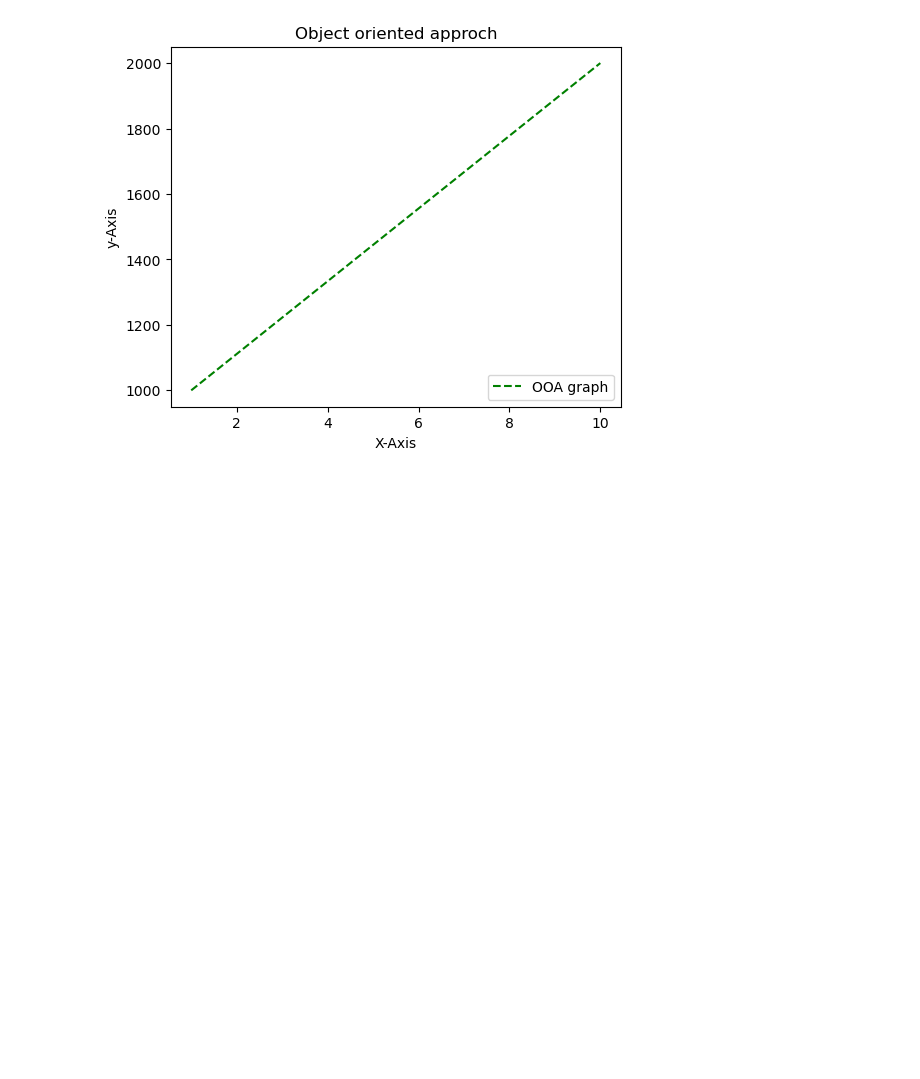
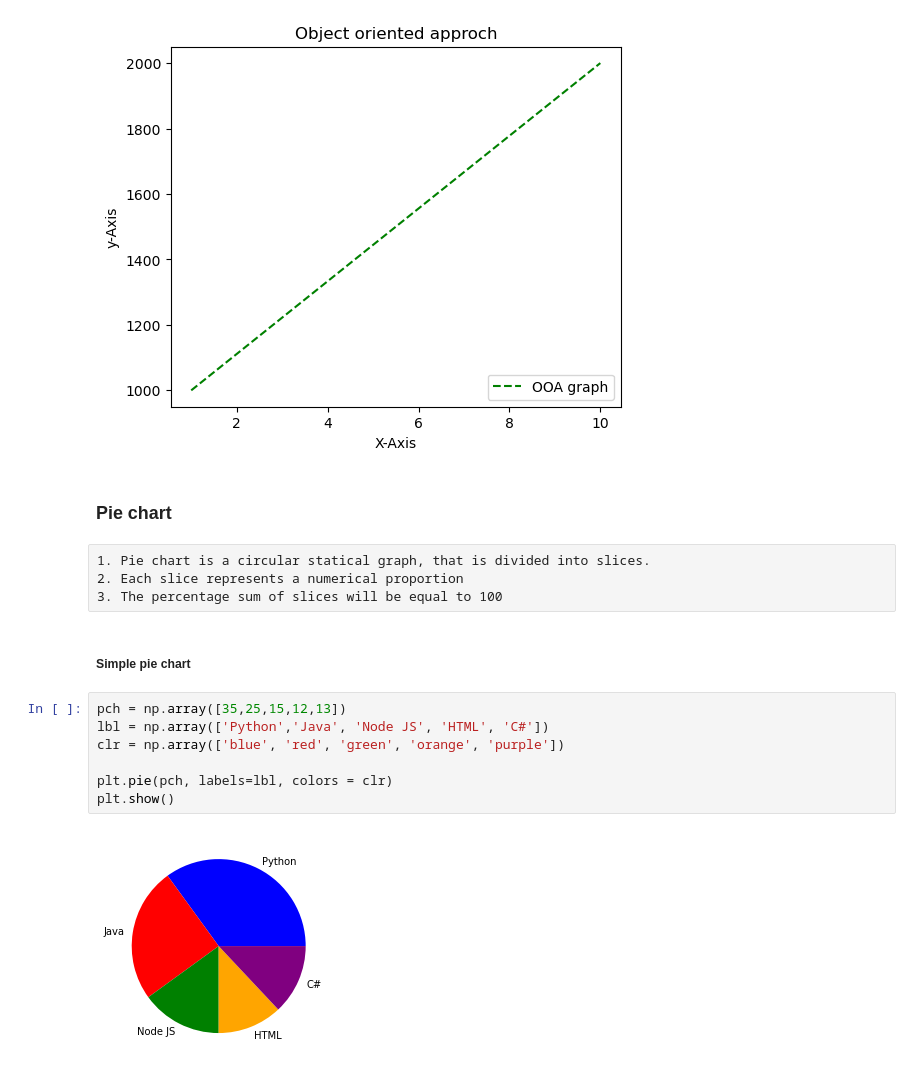
Before and after one commit to Sureshkrishh/Datascience-notes, a Jupyter notebook: 1. Python/011. Matplotlib.ipynb, the cells around one changed output. Saved outputs shown, nothing was run; the diff lists cells and outputs as text; blank space fills up the shorter version.

Commit message:
python notes

```diff
--- a/1. Python/011. Matplotlib.ipynb
+++ b/1. Python/011. Matplotlib.ipynb
@@ -214,3 +214,20 @@ axes.legend(loc=4)
 plt.show()
 # %% [output]
 [figure]
+# %% [markdown]
+### Pie chart
+# %% [raw]
+1. Pie chart is a circular statical graph, that is divided into slices.
+2. Each slice represents a numerical proportion
+3. The percentage sum of slices will be equal to 100
+# %% [markdown]
+##### Simple pie chart
+# %%
+pch = np.array([35,25,15,12,13])
+lbl = np.array(['Python','Java', 'Node JS', 'HTML', 'C#'])
+clr = np.array(['blue', 'red', 'green', 'orange', 'purple'])
+
+plt.pie(pch, labels=lbl, colors = clr)
+plt.show()
+# %% [output]
+[figure, added]
```
Also changed, not shown: parts of 2 cells of this notebook.
